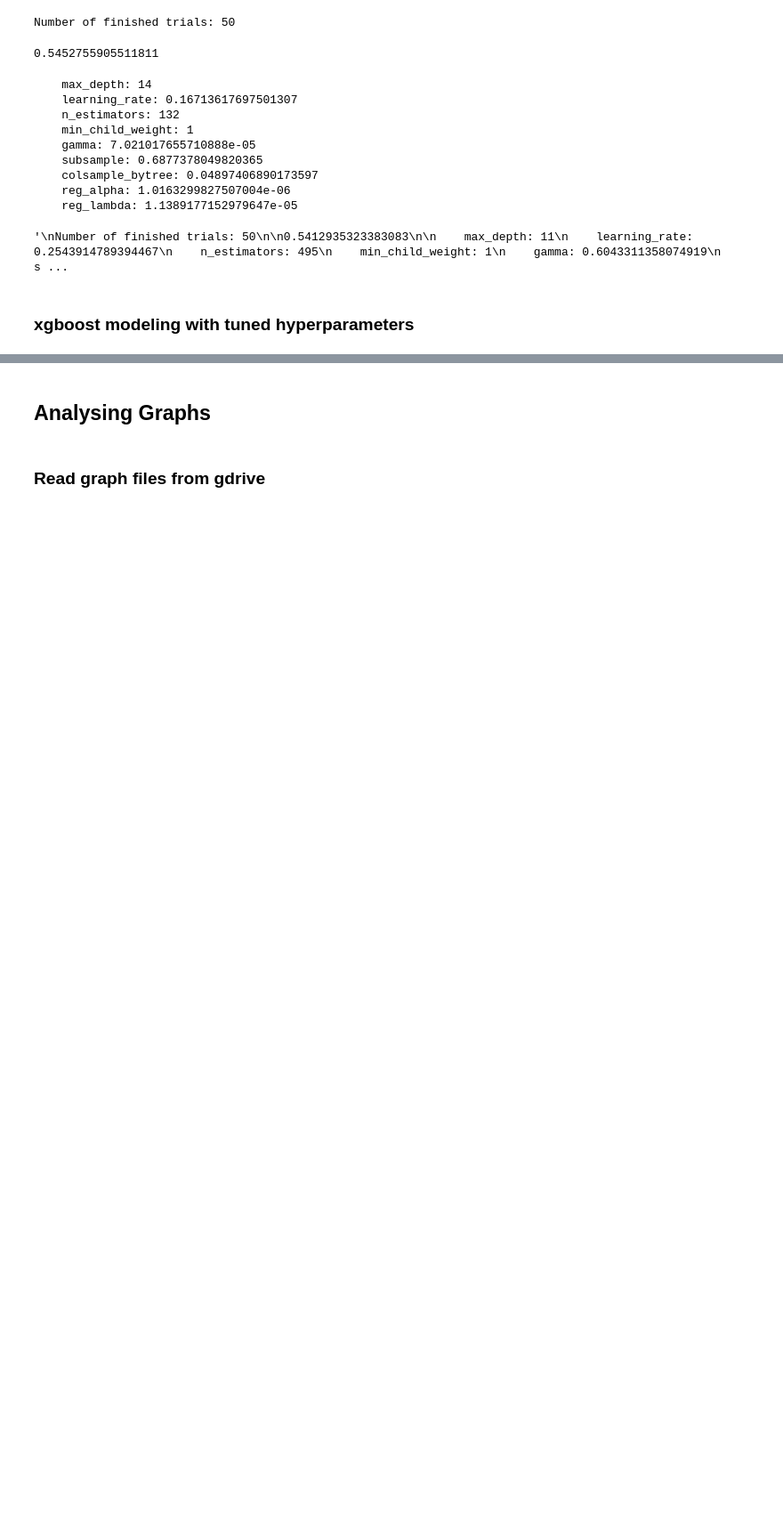
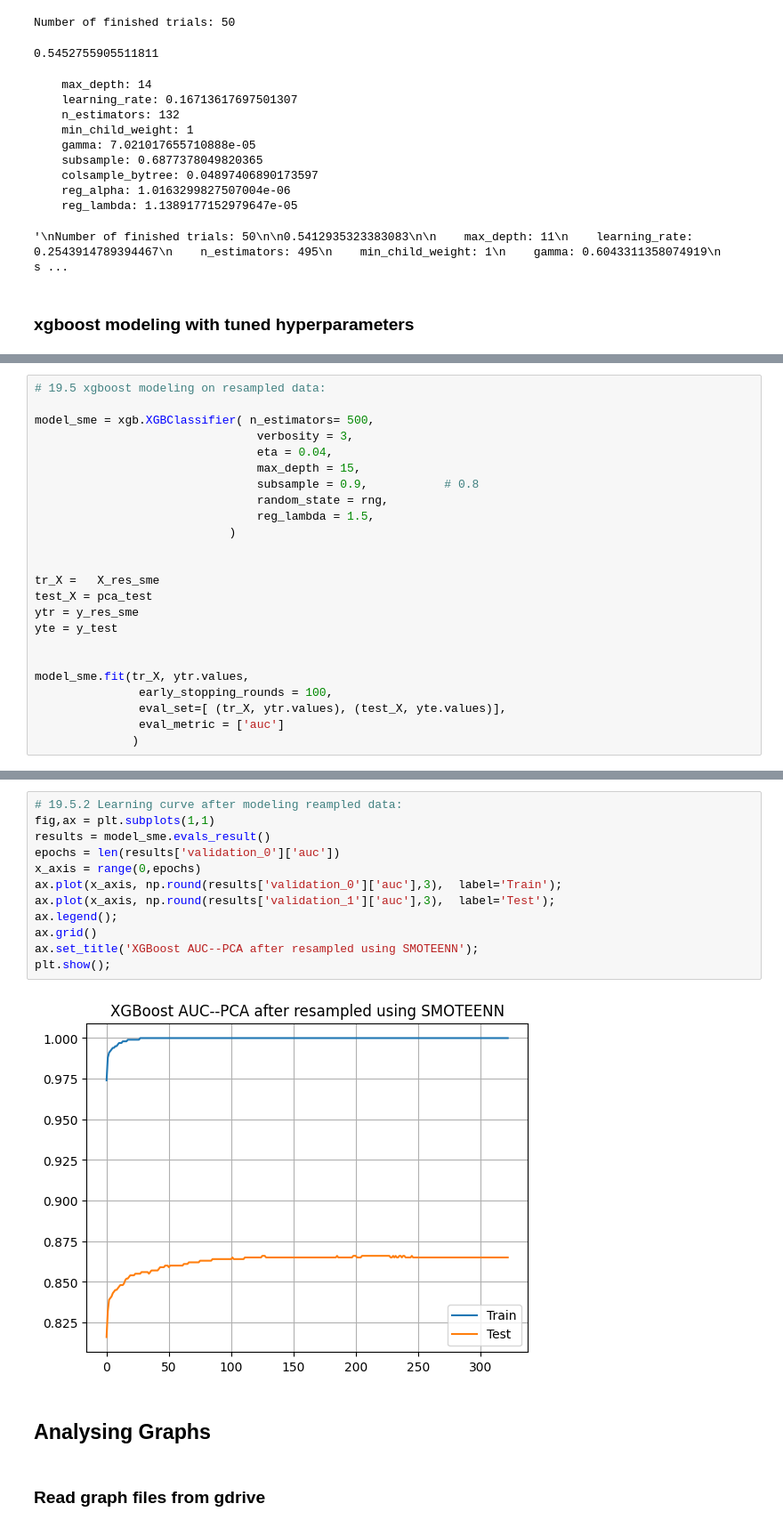
Before and after one commit to harnalashok/CatEncodersFamily, a Jupyter notebook: Amazon_Employee_Access_Challenge.ipynb, the cells around one changed output, grey strips where cells are left out. Shown at 89% size. Saved outputs shown, nothing was run; the diff lists cells and outputs as text; blank space fills up the shorter version.

```diff
--- a/Amazon_Employee_Access_Challenge.ipynb
+++ b/Amazon_Employee_Access_Challenge.ipynb
@@ -1446,0 +1535,24 @@ weighted avg       0.95      0.94      0.95      8193
+# %%
+# 19.5 xgboost modeling on resampled data:
+
+model_sme = xgb.XGBClassifier( n_estimators= 500,
+                                verbosity = 3,
+                                eta = 0.04,
+                                max_depth = 15,
+                                subsample = 0.9,           # 0.8
+                                random_state = rng,
+                                reg_lambda = 1.5,
+                            )
+
+
+tr_X =   X_res_sme
+test_X = pca_test
+ytr = y_res_sme
+yte = y_test
+
+
+model_sme.fit(tr_X, ytr.values,
+               early_stopping_rounds = 100,
+               eval_set=[ (tr_X, ytr.values), (test_X, yte.values)],
+               eval_metric = ['auc']
+              )
@@ -1447,3 +1612,17 @@ weighted avg       0.95      0.94      0.95      8193
+# %%
+# 19.5.2 Learning curve after modeling reampled data:
+fig,ax = plt.subplots(1,1)
+results = model_sme.evals_result()
+epochs = len(results['validation_0']['auc'])
+x_axis = range(0,epochs)
+ax.plot(x_axis, np.round(results['validation_0']['auc'],3),  label='Train');
+ax.plot(x_axis, np.round(results['validation_1']['auc'],3),  label='Test');
+ax.legend();
+ax.grid()
+ax.set_title('XGBoost AUC--PCA after resampled using SMOTEENN');
+plt.show();
+# %% [output]
+[figure, added]
 # %% [markdown]
 ## Analysing Graphs
 # %% [markdown]
```
Also changed, not shown: parts of 59 cells of this notebook.
